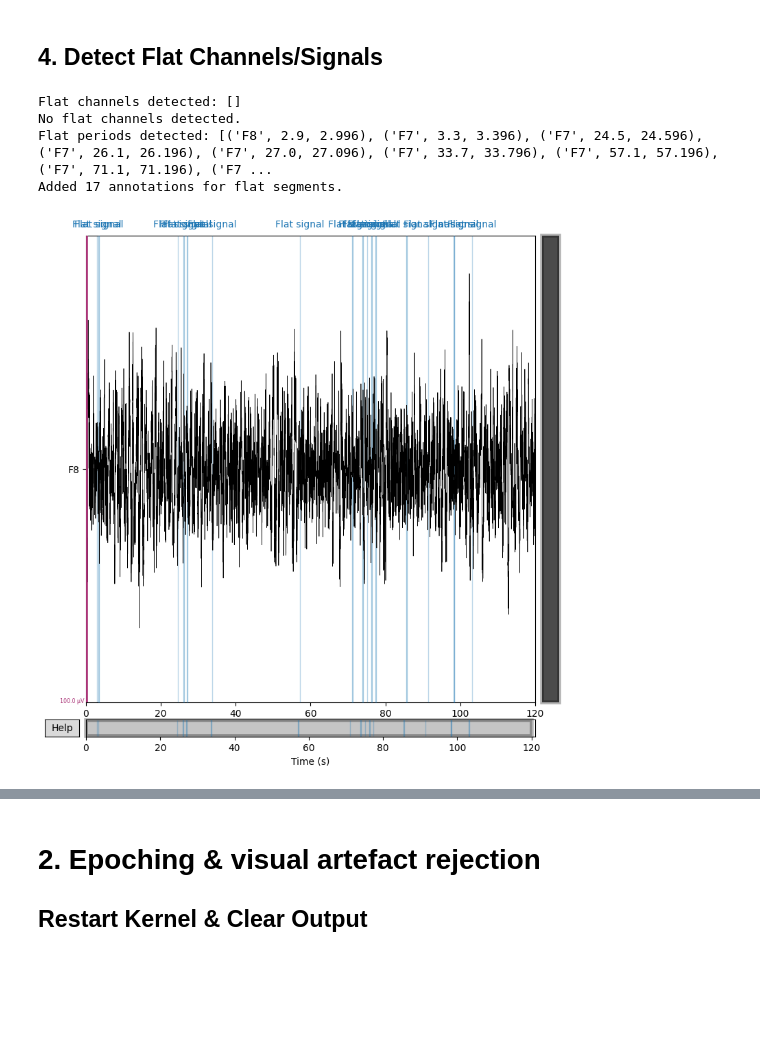
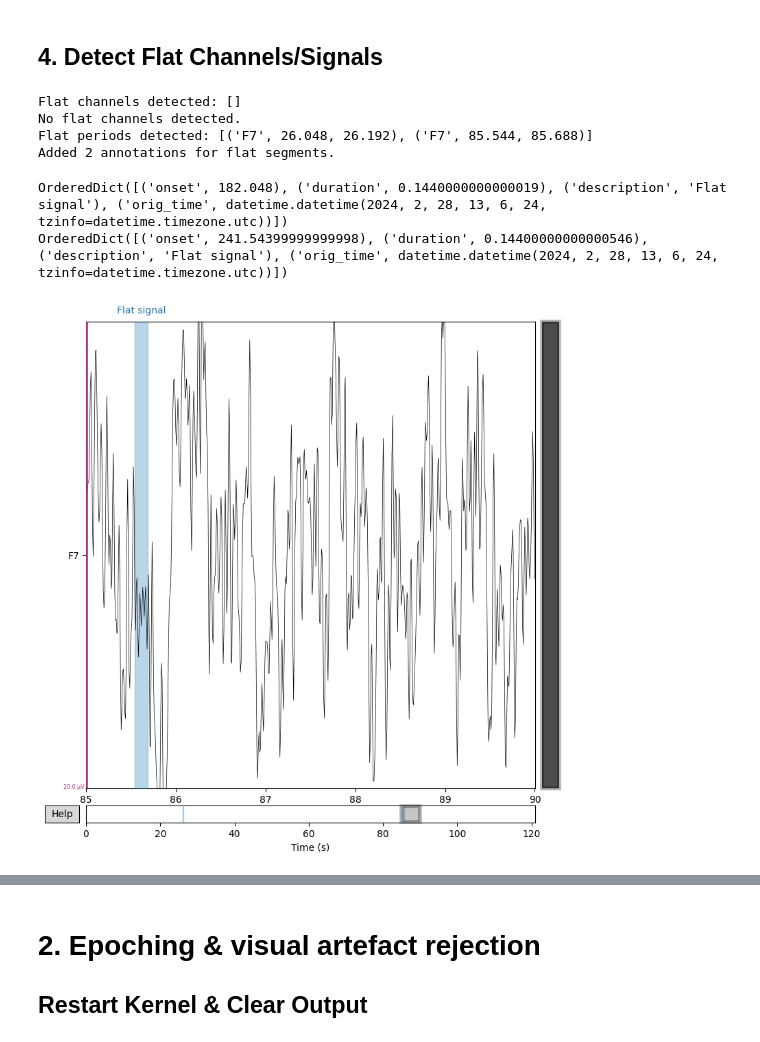
Before and after one commit to tanoManzo/EEG_2025, a Jupyter notebook: Preproc_raws_EEG_Dreem.ipynb, the cells around one changed output, grey strips where cells are left out. Saved outputs shown, nothing was run; the diff lists cells and outputs as text; code cells hidden in the pictures; blank space fills up the shorter version.

```diff
--- a/Preproc_raws_EEG_Dreem.ipynb
+++ b/Preproc_raws_EEG_Dreem.ipynb
@@ -191,7 +193,7 @@ def detect_flat_channels(raw, threshold=1e-6):
     return flat_channels
 
 
-def detect_flat_segments(raw, window_size=0.1, threshold=1e-6):
+def detect_flat_segments(raw, window_size=0.15, threshold=1e-6):
     """
     Detects time periods where EEG signals are flat.
 
@@ -229,6 +231,8 @@ else:
 flat_periods = detect_flat_segments(raw_data)
 print("Flat periods detected:", flat_periods)
 
+raw_data.set_annotations(mne.Annotations(onset=[], duration=[], description=[]))
+
 # Add annotations for flat segments
 if flat_periods:
     onset = [seg[1] for seg in flat_periods]
@@ -243,13 +247,19 @@ else:
 # %% [output]
 Flat channels detected: []
 No flat channels detected.
-Flat periods detected: [('F8', 2.9, 2.996), ('F7', 3.3, 3.396), ('F7', 24.5, 24.596), ('F7', 26.1, 26.196), ('F7', 27.0, 27.096), ('F7', 33.7, 33.796), ('F7', 57.1, 57.196), ('F7', 71.1, 71.196), ('F7 ...
-Added 17 annotations for flat segments.
+Flat periods detected: [('F7', 26.048, 26.192), ('F7', 85.544, 85.688)]
+Added 2 annotations for flat segments.
+# %%
+for item in raw_data.annotations:
+  print(item)
+# %% [output]
+OrderedDict([('onset', 182.048), ('duration', 0.1440000000000019), ('description', 'Flat signal'), ('orig_time', datetime.datetime(2024, 2, 28, 13, 6, 24, tzinfo=datetime.timezone.utc))])
+OrderedDict([('onset', 241.54399999999998), ('duration', 0.14400000000000546), ('description', 'Flat signal'), ('orig_time', datetime.datetime(2024, 2, 28, 13, 6, 24, tzinfo=datetime.timezone.utc))])
 # %%
 # Plot EEG data with custom scalings
-channel = 'F8'
-raw_data.plot(picks=[channel], duration=120, scalings = scalings[channel])
+channel = 'F7'
+raw_data.plot(picks=[channel], start=85, duration=5,scalings=100e-7)
 #raw_data.plot(n_channels=len(raw_data.ch_names), scalings=scalings, title="EEG Data with Annotations")
 plt.close()
 # %% [output]
-[figure, old version]
+[figure, new version]
```
Also changed, not shown: parts of 11 cells of this notebook.
